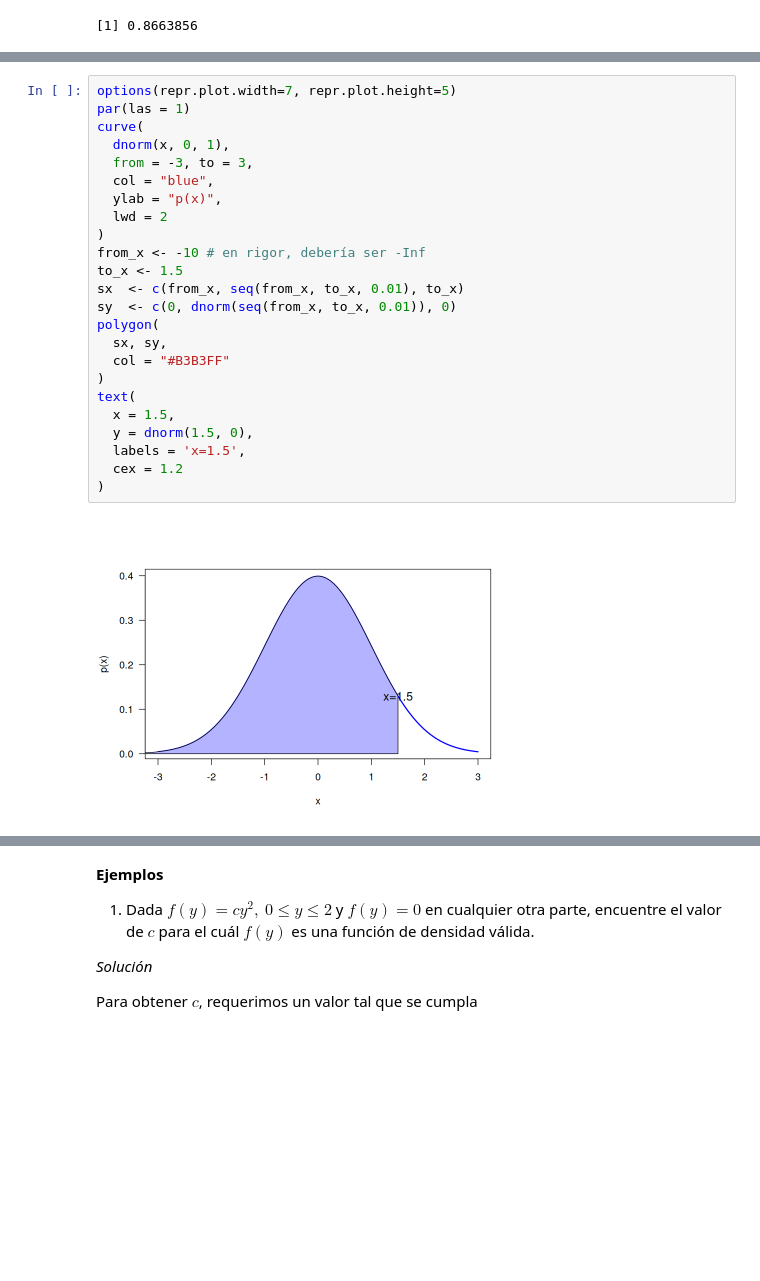
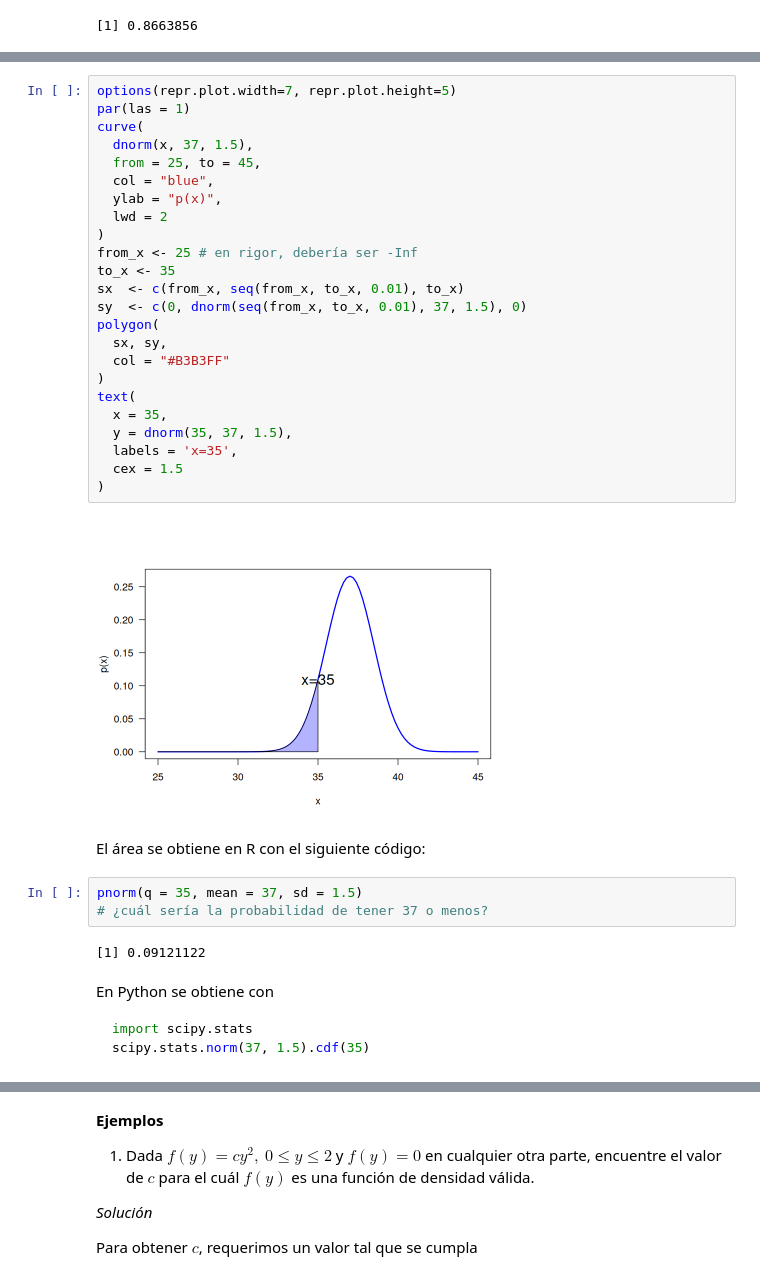
Before and after one commit to jealcalat/Analisis_multivariado-deprecated-, a Jupyter notebook: 2_modelos_multivariados/2.1_funciones_distribucion_densidad.ipynb, the cells around one changed output, grey strips where cells are left out. Cells and saved outputs as stored; diff of their text form; blank space fills up the shorter version.

````diff
--- a/2_modelos_multivariados/2.1_funciones_distribucion_densidad.ipynb
+++ b/2_modelos_multivariados/2.1_funciones_distribucion_densidad.ipynb
@@ -538,29 +550,43 @@ El área que cubre `pnorm(1.5)` va desde $-\infty$ a 1.5, y el área de `pnorm(-
 # %%
 options(repr.plot.width=7, repr.plot.height=5)
 par(las = 1)
 curve(
-  dnorm(x, 0, 1),
-  from = -3, to = 3,
+  dnorm(x, 37, 1.5),
+  from = 25, to = 45,
   col = "blue",
   ylab = "p(x)",
   lwd = 2
 )
-from_x <- -10 # en rigor, debería ser -Inf
-to_x <- 1.5
+from_x <- 25 # en rigor, debería ser -Inf
+to_x <- 35
 sx  <- c(from_x, seq(from_x, to_x, 0.01), to_x)
-sy  <- c(0, dnorm(seq(from_x, to_x, 0.01)), 0)
+sy  <- c(0, dnorm(seq(from_x, to_x, 0.01), 37, 1.5), 0)
 polygon(
   sx, sy,
   col = "#B3B3FF"
 )
 text(
-  x = 1.5,
-  y = dnorm(1.5, 0),
-  labels = 'x=1.5',
-  cex = 1.2
+  x = 35,
+  y = dnorm(35, 37, 1.5),
+  labels = 'x=35',
+  cex = 1.5
 )
 # %% [output]
-[figure, old version]
+[figure, new version]
+# %% [markdown]
+El área se obtiene en R con el siguiente código:
+# %%
+pnorm(q = 35, mean = 37, sd = 1.5)
+# ¿cuál sería la probabilidad de tener 37 o menos?
+# %% [output]
+[1] 0.09121122
+# %% [markdown]
+En Python se obtiene con
+
+```python
+import scipy.stats
+scipy.stats.norm(37, 1.5).cdf(35)
+```
 # %% [markdown]
 En contraste con las **VA** discretas, la probabilidad de que una variable continua $X\in \mathbb{R}$ tome un valor particular, $p(X = x)$, es 0. Es como integrar la función de densidad de la siguiente manera:
 
````
Also changed, not shown: parts of 3 cells of this notebook, 2 other files.
